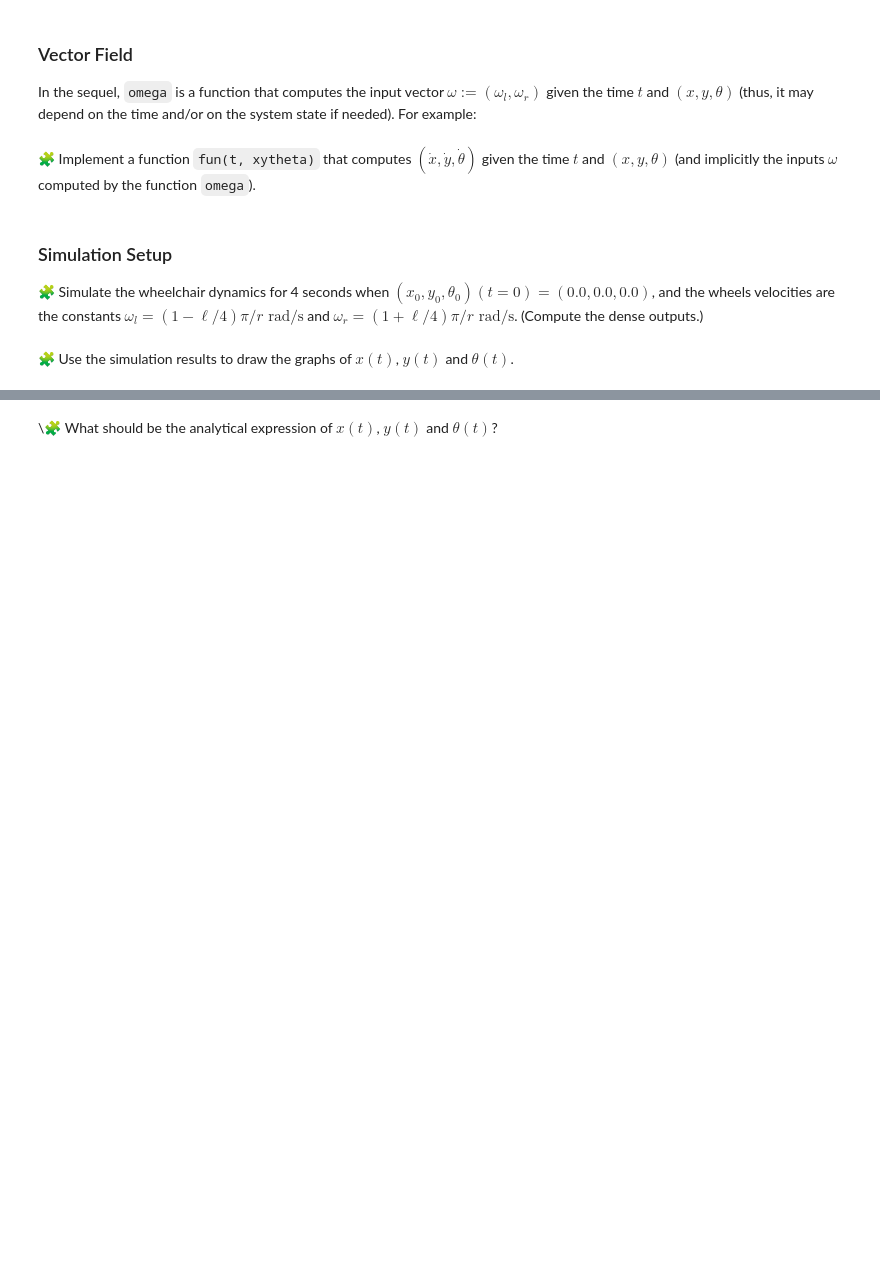
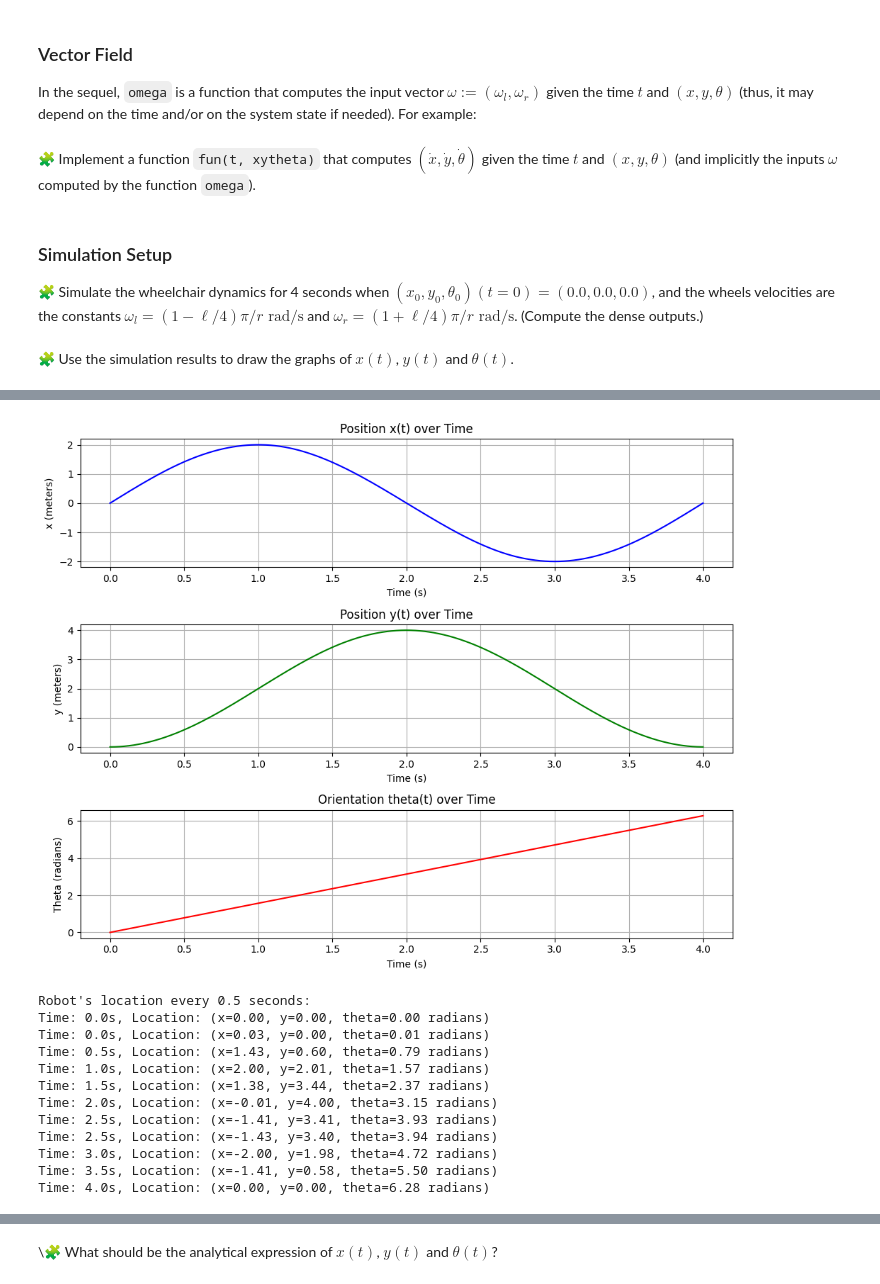
Before and after one commit to ahmedelalaoui142/control-engineering-with-python-project-2023-2024, a Jupyter notebook: Project_part_1.ipynb, the cells around one changed output, grey strips where cells are left out. Drawn from its saved outputs; the diff is of its cells as text; code cells hidden in the pictures; blank space fills up the shorter version.

```diff
--- a/Project_part_1.ipynb
+++ b/Project_part_1.ipynb
@@ -221,10 +218,5 @@ In summary, for constant $\omega_l$ and $\omega_r$, the solution is always globa
 ### Vector Field
 
 In the sequel, `omega` is a function that computes the input vector $\omega := (\omega_l, \omega_r)$ given the time $t$ and $(x, y, \theta)$ (thus, it may depend on the time and/or on the system state if needed). For example:
-# %%
-def omega(t, xytheta):
-    omega_l = (1 - l/4) * pi / r
-    omega_r = (1 + l/4) * pi / r
-    return array([omega_l, omega_r])
 # %% [markdown]
 🧩 Implement a function `fun(t, xytheta)` that computes $(\dot{x}, \dot{y}, \dot{\theta})$ given the time $t$ and $(x,y,\theta)$ (and implicitly the inputs $\omega$ computed by the function `omega`).
@@ -250,2 +249,15 @@ result = solve_ivp(fun=fun, t_span=t_range, y0=intial_values, dense_output = Tru
+# %%
+import numpy as np
+from scipy.integrate import solve_ivp
+import matplotlib.pyplot as plt
+
+
+# Initial conditions
+xytheta0 = [0.0, 0.0, 0.0]
+t_span = [0, 4]  # Time span for the simulation
+t_eval = np.linspace(t_span[0], t_span[1], 500)  # Time points for dense output
+
+# Solve the differential equations
+sol = solve_ivp(fun, t_span, xytheta0, t_eval=t_eval, method='RK45', dense_output = True)
 # %% [markdown]
 🧩 Use the simulation results to draw the graphs of $x(t)$, $y(t)$ and $\theta(t)$.
@@ -267 +264,56 @@ ax2.legend()
+# %%
+import matplotlib.pyplot as plt
+
+# Plotting x(t), y(t), and theta(t)
+plt.figure(figsize=(10, 8))
+
+# x(t)
+plt.subplot(3, 1, 1)
+plt.plot(sol.t, sol.y[0], label='x(t)', color='blue')
+plt.title('Position x(t) over Time')
+plt.xlabel('Time (s)')
+plt.ylabel('x (meters)')
+plt.grid(True)
+
+# y(t)
+plt.subplot(3, 1, 2)
+plt.plot(sol.t, sol.y[1], label='y(t)', color='green')
+plt.title('Position y(t) over Time')
+plt.xlabel('Time (s)')
+plt.ylabel('y (meters)')
+plt.grid(True)
+
+# theta(t)
+plt.subplot(3, 1, 3)
+plt.plot(sol.t, sol.y[2], label='theta(t)', color='red')
+plt.title('Orientation theta(t) over Time')
+plt.xlabel('Time (s)')
+plt.ylabel('Theta (radians)')
+plt.grid(True)
+
+plt.tight_layout()
+plt.show()
+import numpy as np
+
+time_interval = 0.5
+indices = np.where(np.isclose(sol.t % time_interval, 0, atol=1e-2))[0]
+
+# Displaying the locations
+print("Robot's location every 0.5 seconds:")
+for idx in indices:
+    print(f"Time: {sol.t[idx]:.1f}s, Location: (x={sol.y[0, idx]:.2f}, y={sol.y[1, idx]:.2f}, theta={sol.y[2, idx]:.2f} radians)")
+# %% [output]
+[figure, added]
+Robot's location every 0.5 seconds:
+Time: 0.0s, Location: (x=0.00, y=0.00, theta=0.00 radians)
+Time: 0.0s, Location: (x=0.03, y=0.00, theta=0.01 radians)
+Time: 0.5s, Location: (x=1.43, y=0.60, theta=0.79 radians)
+Time: 1.0s, Location: (x=2.00, y=2.01, theta=1.57 radians)
+Time: 1.5s, Location: (x=1.38, y=3.44, theta=2.37 radians)
+Time: 2.0s, Location: (x=-0.01, y=4.00, theta=3.15 radians)
+Time: 2.5s, Location: (x=-1.41, y=3.41, theta=3.93 radians)
+Time: 2.5s, Location: (x=-1.43, y=3.40, theta=3.94 radians)
+Time: 3.0s, Location: (x=-2.00, y=1.98, theta=4.72 radians)
+Time: 3.5s, Location: (x=-1.41, y=0.58, theta=5.50 radians)
+Time: 4.0s, Location: (x=0.00, y=0.00, theta=6.28 radians)
 # %% [markdown]
```
Also changed, not shown: parts of 15 cells of this notebook.
